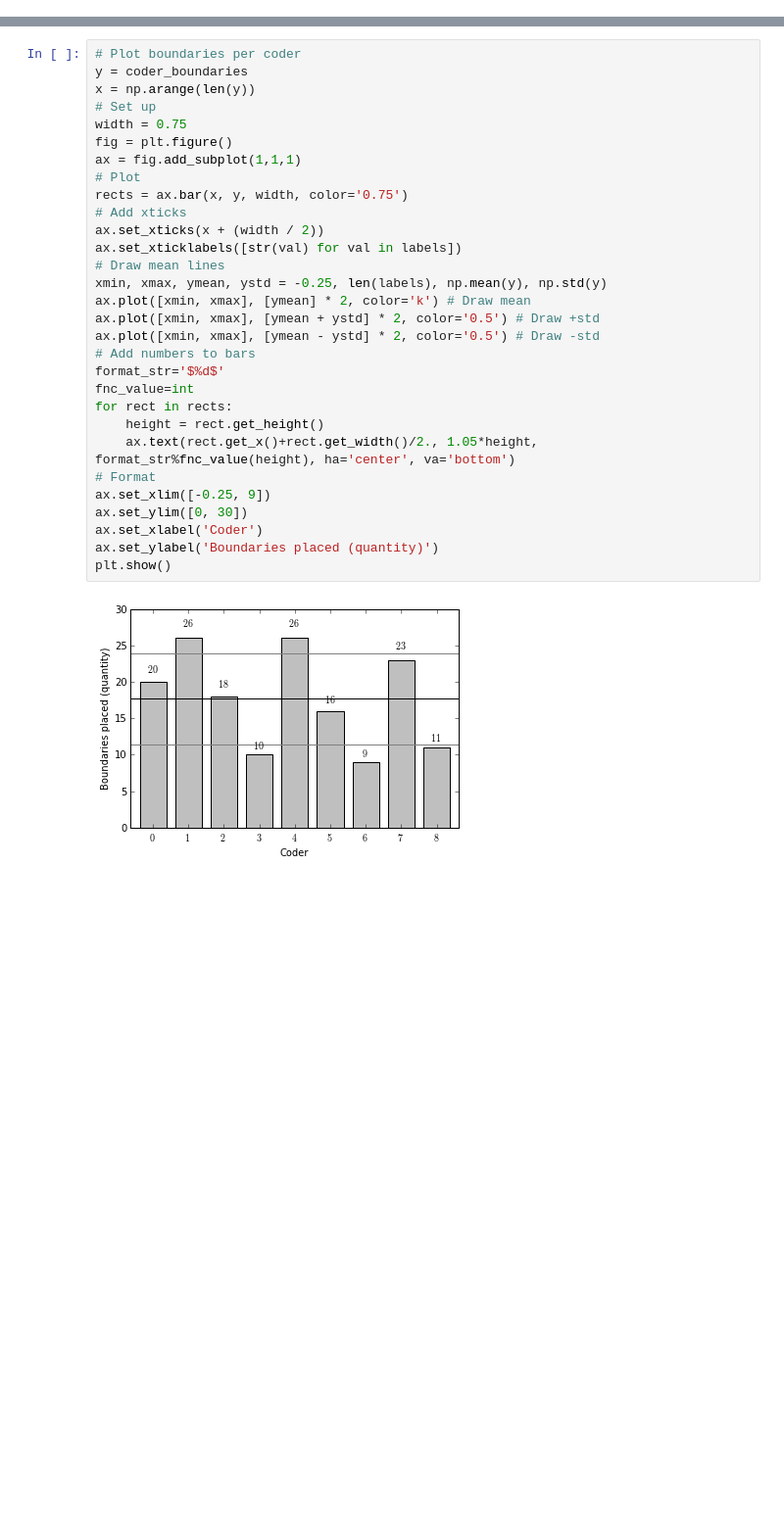
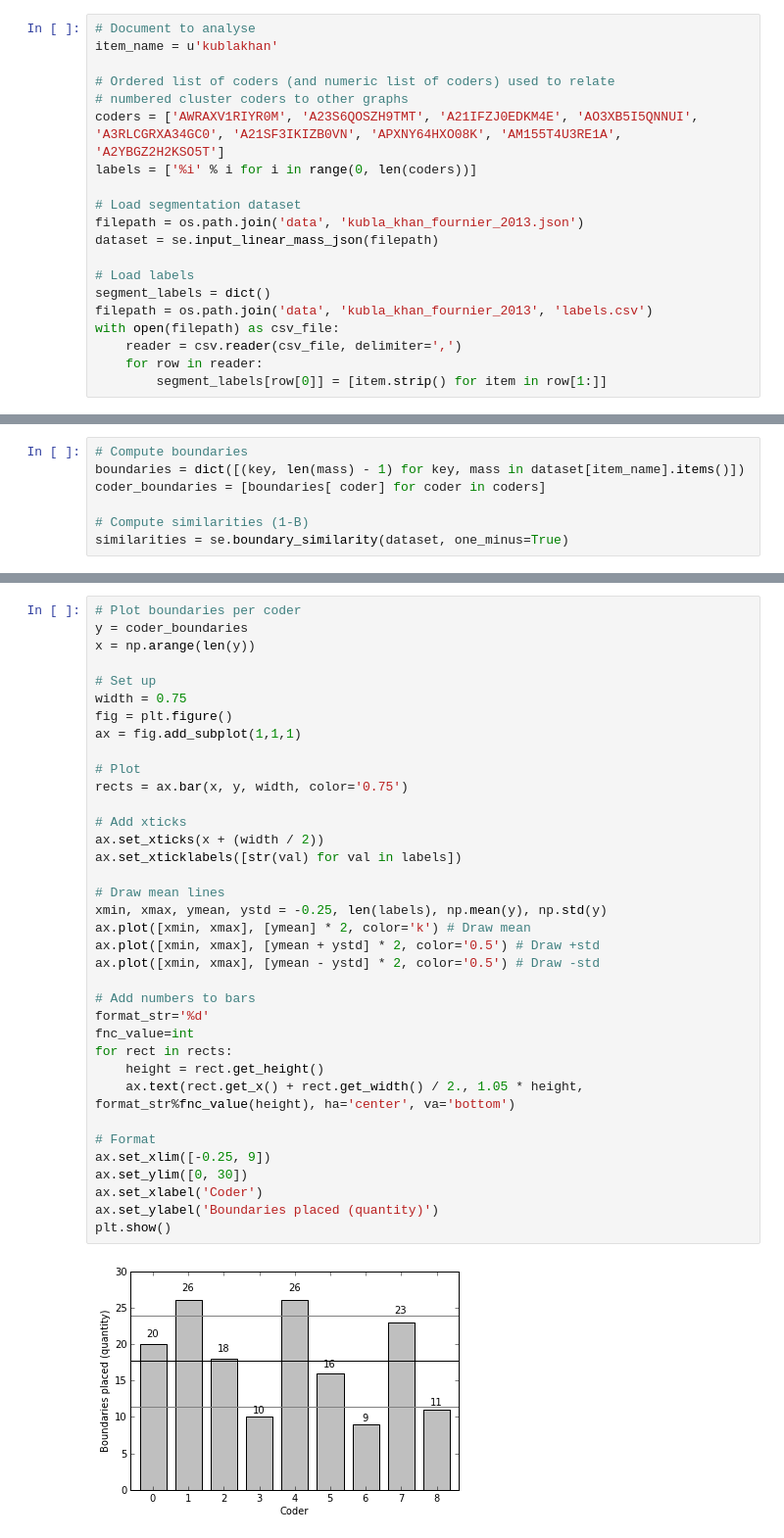
Before and after one commit to cfournie/initial.poetry.segmentation, a Jupyter notebook: khan_segmentation.ipynb, the cells around one changed output, grey strips where cells are left out. Shown at 98% size. Saved outputs shown, nothing was run; the diff lists cells and outputs as text; blank space fills up the shorter version.

Commit message:
Added data and better formatted and expanded the ipython analysis.

```diff
--- a/khan_segmentation.ipynb
+++ b/khan_segmentation.ipynb
@@ -28,0 +22,20 @@ coder_segments['A2YBGZ2H2KSO5T']	= ['Ev', 'Ev', 'Sc', 'Sc', 'Sc', 'Sc', 'Sc', 'S
+# %%
+# Document to analyse
+item_name = u'kublakhan'
+
+# Ordered list of coders (and numeric list of coders) used to relate
+# numbered cluster coders to other graphs
+coders = ['AWRAXV1RIYR0M', 'A23S6QOSZH9TMT', 'A21IFZJ0EDKM4E', 'AO3XB5I5QNNUI', 'A3RLCGRXA34GC0', 'A21SF3IKIZB0VN', 'APXNY64HXO08K', 'AM155T4U3RE1A', 'A2YBGZ2H2KSO5T']
+labels = ['%i' % i for i in range(0, len(coders))]
+
+# Load segmentation dataset
+filepath = os.path.join('data', 'kubla_khan_fournier_2013.json')
+dataset = se.input_linear_mass_json(filepath)
+
+# Load labels
+segment_labels = dict()
+filepath = os.path.join('data', 'kubla_khan_fournier_2013', 'labels.csv')
+with open(filepath) as csv_file:
+    reader = csv.reader(csv_file, delimiter=',')
+    for row in reader:
+        segment_labels[row[0]] = [item.strip() for item in row[1:]]
@@ -28,0 +45,7 @@ coder_segments['A2YBGZ2H2KSO5T']	= ['Ev', 'Ev', 'Sc', 'Sc', 'Sc', 'Sc', 'Sc', 'S
+# %%
+# Compute boundaries
+boundaries = dict([(key, len(mass) - 1) for key, mass in dataset[item_name].items()])
+coder_boundaries = [boundaries[ coder] for coder in coders]
+
+# Compute similarities (1-B)
+similarities = se.boundary_similarity(dataset, one_minus=True)
@@ -38,32 +141,38 @@ plt.show(dendro)
 # %%
 # Plot boundaries per coder
 y = coder_boundaries
 x = np.arange(len(y))
+
 # Set up
 width = 0.75
 fig = plt.figure()
 ax = fig.add_subplot(1,1,1)
+
 # Plot
 rects = ax.bar(x, y, width, color='0.75')
+
 # Add xticks
 ax.set_xticks(x + (width / 2))
 ax.set_xticklabels([str(val) for val in labels])
+
 # Draw mean lines
 xmin, xmax, ymean, ystd = -0.25, len(labels), np.mean(y), np.std(y)
 ax.plot([xmin, xmax], [ymean] * 2, color='k') # Draw mean
 ax.plot([xmin, xmax], [ymean + ystd] * 2, color='0.5') # Draw +std
 ax.plot([xmin, xmax], [ymean - ystd] * 2, color='0.5') # Draw -std
+
 # Add numbers to bars
-format_str='$%d$'
+format_str='%d'
 fnc_value=int
 for rect in rects:
     height = rect.get_height()
-    ax.text(rect.get_x()+rect.get_width()/2., 1.05*height, format_str%fnc_value(height), ha='center', va='bottom')
+    ax.text(rect.get_x() + rect.get_width() / 2., 1.05 * height, format_str%fnc_value(height), ha='center', va='bottom')
+
 # Format
 ax.set_xlim([-0.25, 9])
 ax.set_ylim([0, 30])
 ax.set_xlabel('Coder')
 ax.set_ylabel('Boundaries placed (quantity)')
 plt.show()
 # %% [output]
-[figure, old version]
+[figure, new version]
```
Also changed, not shown: parts of 20 cells of this notebook, 7 other files.
